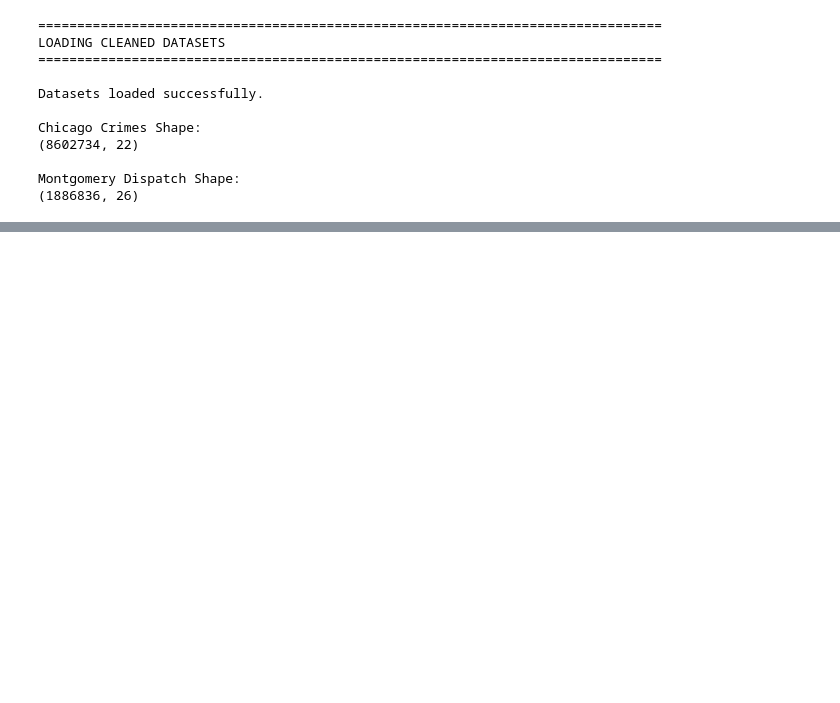
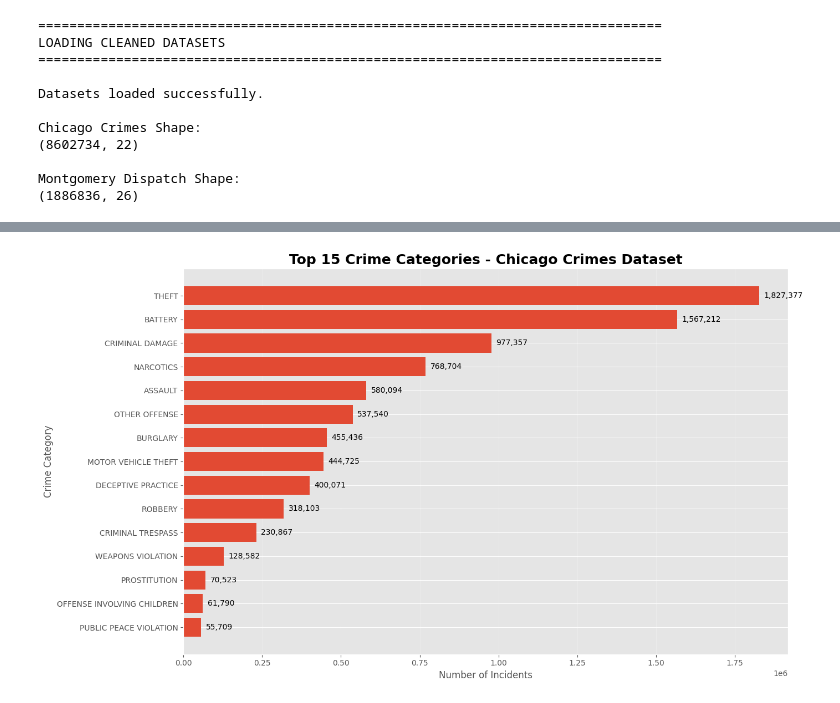
Before and after one commit to arnavon2005/Army_Provost_ML_Project, a Jupyter notebook: 04_Exploratory_Data_Analysis.ipynb, the cells around one changed output, grey strips where cells are left out. Cells and saved outputs as stored; diff of their text form; code cells hidden in the pictures; blank space fills up the shorter version.

```diff
--- a/04_Exploratory_Data_Analysis.ipynb
+++ b/04_Exploratory_Data_Analysis.ipynb
@@ -156,0 +213,97 @@ MONTGOMERY DATASET
+# %%
+# ==========================================================
+# EDA 2 : TOP 15 CRIME CATEGORIES (PROFESSIONAL)
+# ==========================================================
+
+import matplotlib.pyplot as plt
+
+# -------------------------------
+# Top 15 crime categories
+# -------------------------------
+
+top15_crimes = chicago_df["Primary Type"].value_counts().head(15)
+
+# -------------------------------
+# Create Figure
+# -------------------------------
+
+plt.figure(figsize=(14,8))
+
+bars = plt.barh(
+    top15_crimes.index[::-1],
+    top15_crimes.values[::-1]
+)
+
+# -------------------------------
+# Add value labels
+# -------------------------------
+
+for bar in bars:
+
+    width = bar.get_width()
+
+    plt.text(
+        width + 15000,
+        bar.get_y() + bar.get_height()/2,
+        f"{int(width):,}",
+        va='center',
+        fontsize=10
+    )
+
+# -------------------------------
+# Formatting
+# -------------------------------
+
+plt.title(
+    "Top 15 Crime Categories - Chicago Crimes Dataset",
+    fontsize=18,
+    fontweight="bold"
+)
+
+plt.xlabel("Number of Incidents", fontsize=12)
+
+plt.ylabel("Crime Category", fontsize=12)
+
+plt.grid(axis='x', alpha=0.3)
+
+plt.tight_layout()
+
+# -------------------------------
+# Save Figure
+# -------------------------------
+
+figure_path = FIGURE_PATH / "Top15_Chicago_Crime_Categories.png"
+
+plt.savefig(
+    figure_path,
+    dpi=300,
+    bbox_inches="tight"
+)
+
+plt.show()
+
+print("="*70)
+print("Figure saved successfully:")
+print(figure_path)
+print("="*70)
+
+# -------------------------------
+# Percentage contribution
+# -------------------------------
+
+crime_summary = (
+    chicago_df["Primary Type"]
+    .value_counts()
+    .head(15)
+    .to_frame(name="Incident Count")
+)
+
+crime_summary["Percentage"] = (
+    crime_summary["Incident Count"]
+    / len(chicago_df)
+    * 100
+).round(2)
+
+display(crime_summary)
+# %% [output]
+[figure, added]
```
Also changed, not shown: parts of 3 cells of this notebook.
